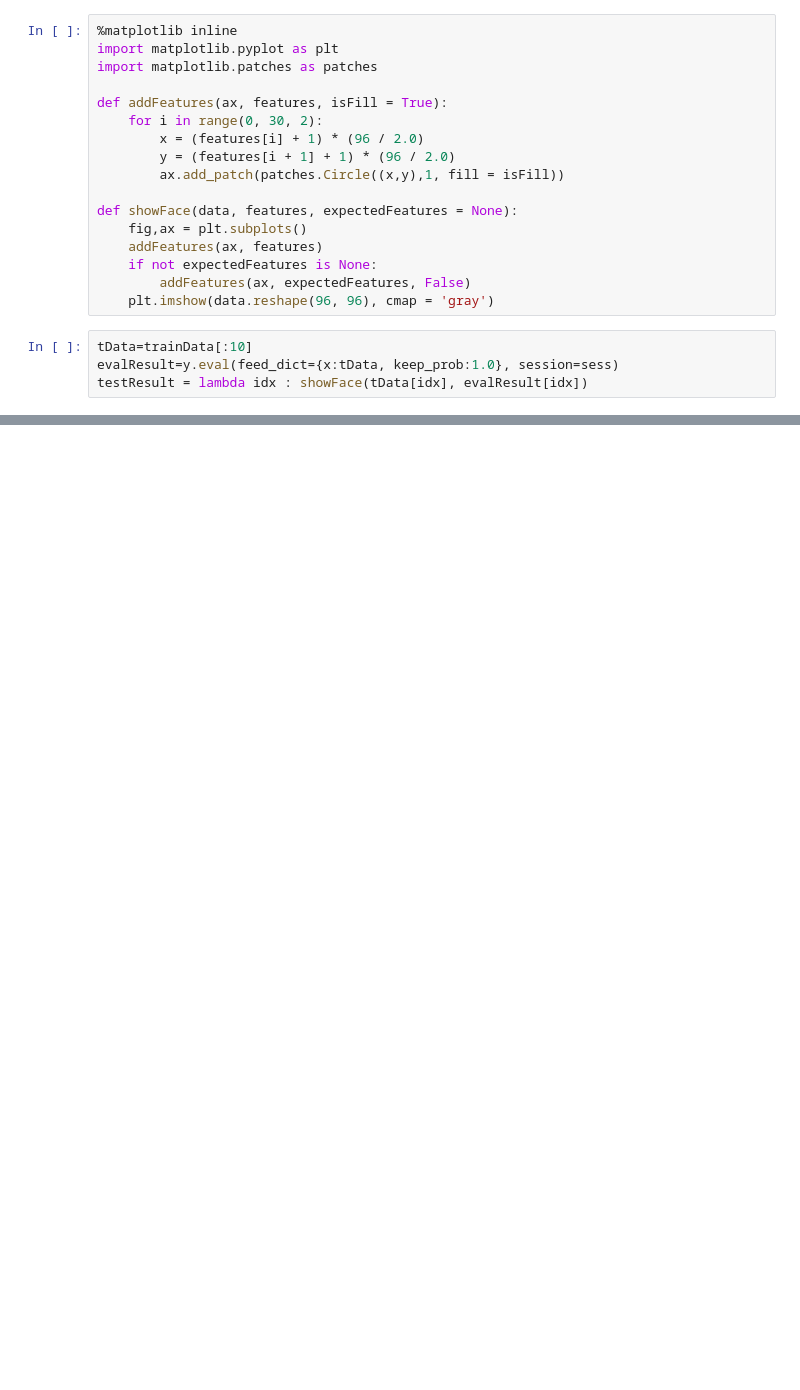
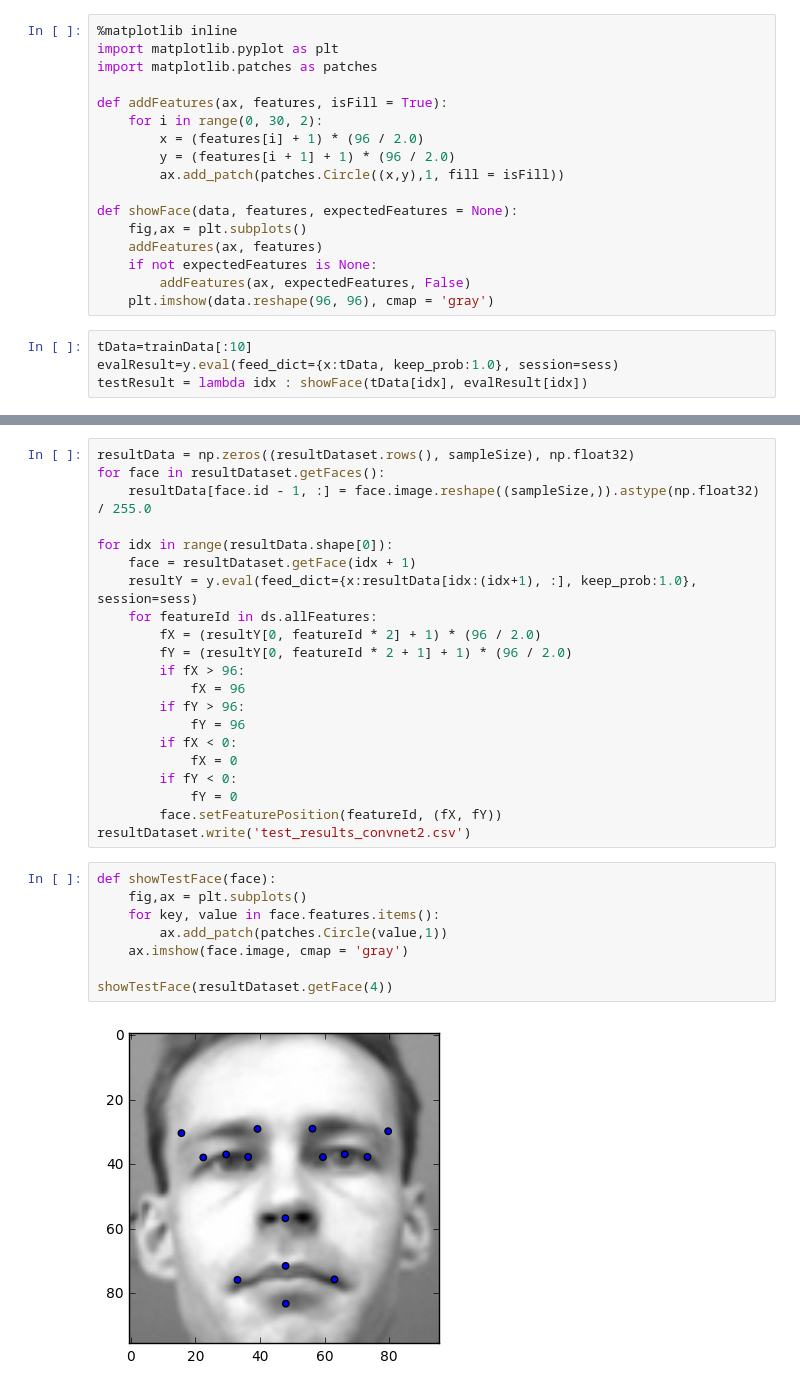
Before and after one commit to kamvlad/faceFeatures, a Jupyter notebook: ConvNet2.ipynb, the cells around one changed output, grey strips where cells are left out. Cells and saved outputs as stored; diff of their text form; blank space fills up the shorter version.

```diff
--- a/ConvNet2.ipynb
+++ b/ConvNet2.ipynb
@@ -181,0 +180,31 @@ array([ 0.        ,  4.26615095,  1.69389975,  3.24610782,  9.05759048,
+# %%
+resultData = np.zeros((resultDataset.rows(), sampleSize), np.float32)
+for face in resultDataset.getFaces():
+    resultData[face.id - 1, :] = face.image.reshape((sampleSize,)).astype(np.float32) / 255.0
+
+for idx in range(resultData.shape[0]):
+    face = resultDataset.getFace(idx + 1)
+    resultY = y.eval(feed_dict={x:resultData[idx:(idx+1), :], keep_prob:1.0}, session=sess)
+    for featureId in ds.allFeatures:
+        fX = (resultY[0, featureId * 2] + 1) * (96 / 2.0)
+        fY = (resultY[0, featureId * 2 + 1] + 1) * (96 / 2.0)
+        if fX > 96:
+            fX = 96
+        if fY > 96:
+            fY = 96
+        if fX < 0:
+            fX = 0
+        if fY < 0:
+            fY = 0
+        face.setFeaturePosition(featureId, (fX, fY))
+resultDataset.write('test_results_convnet2.csv')
+# %%
+def showTestFace(face):
+    fig,ax = plt.subplots()
+    for key, value in face.features.items():
+        ax.add_patch(patches.Circle(value,1))
+    ax.imshow(face.image, cmap = 'gray')
+
+showTestFace(resultDataset.getFace(4))
+# %% [output]
+[figure, added]
```
Also changed, not shown: parts of 6 cells of this notebook, 3 other files.
